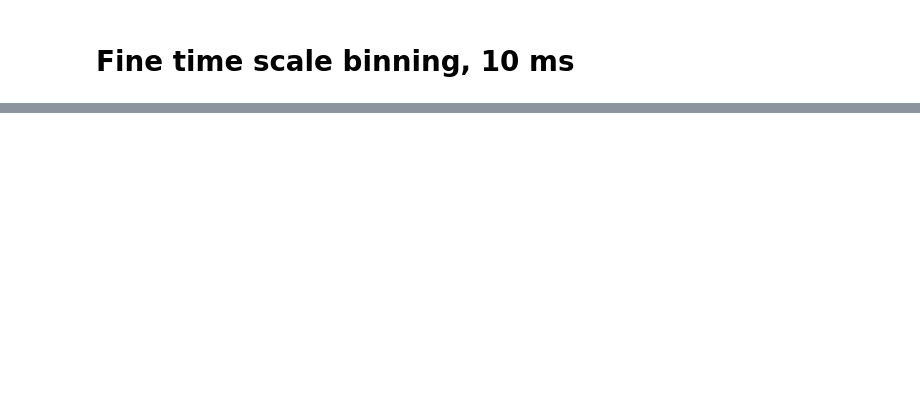
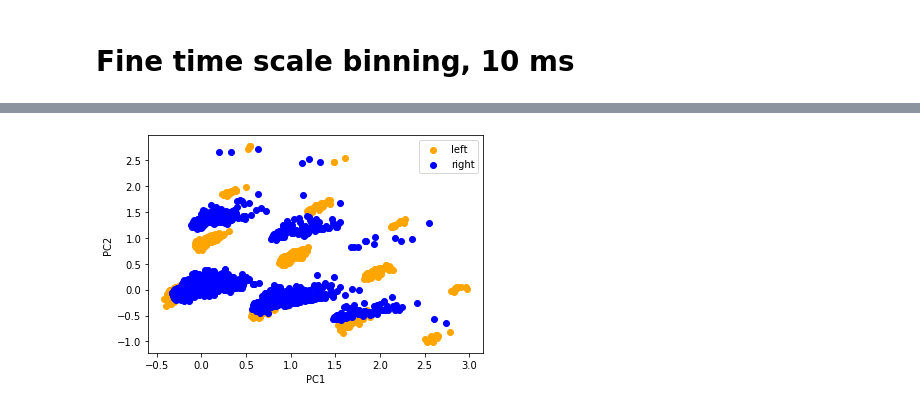
Before and after one commit to mariakesa/ConnectedLizards_NeuroMatch2020, a Jupyter notebook: FineTimeScales.ipynb, the cells around one changed output, grey strips where cells are left out. Cells and saved outputs as stored; diff of their text form; code cells hidden in the pictures; blank space fills up the shorter version.

```diff
--- a/FineTimeScales.ipynb
+++ b/FineTimeScales.ipynb
@@ -223,0 +230,4 @@ plot_left_right_PCA(10,['MOs', 'MRN', 'OLF', 'ORB', 'PAG', 'RSP', 'SCm', 'SCs'])
+# %%
+plot_left_right_PCA(10,['MOs','PL','ILA','ORB','MOp','SSp'])
+# %% [output]
+[figure, added]
```
Also changed, not shown: parts of 10 cells of this notebook.
